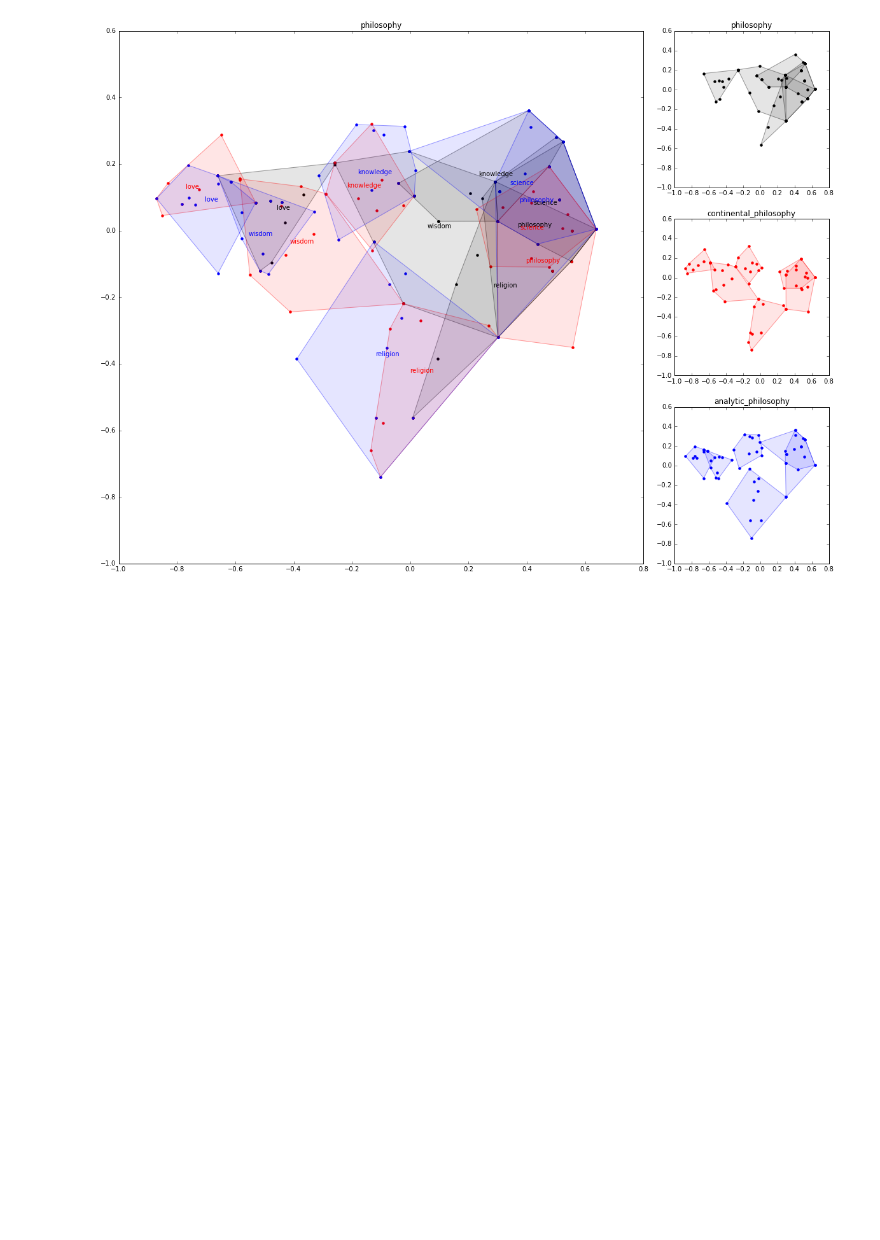
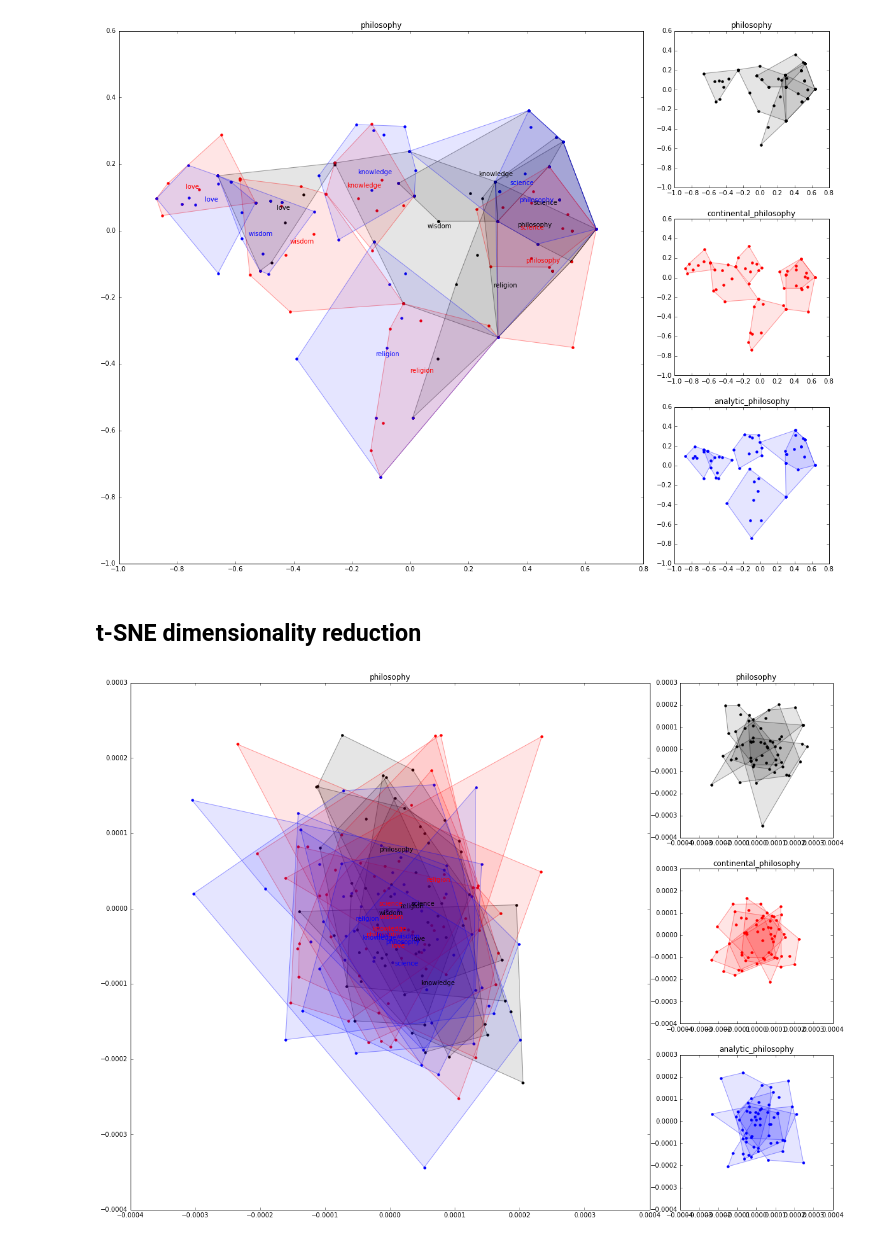
Before and after one commit to taniki/comp.soc-of-philosophy, a Jupyter notebook: (analytic vs continental) x philosophy.ipynb, the cells around one changed output. Cells and saved outputs as stored; diff of their text form; code cells hidden in the pictures; blank space fills up the shorter version.

```diff
--- a/(analytic vs continental) x philosophy.ipynb
+++ b/(analytic vs continental) x philosophy.ipynb
@@ -138,3 +140,5 @@ plot_words(ax4, [s3])
 plt.show()
 # %% [output]
 [figure]
+# %% [markdown]
+## t-SNE dimensionality reduction
@@ -140,0 +147,62 @@ plt.show()
+# %%
+tsne = TSNE(n_components=2)
+
+y = np.zeros(len(A_question))
+y = np.append(y, np.zeros(len(A_philosophy)))
+y = np.append(y, np.ones(len(A_analytic)))
+y = np.append(y, np.ones(len(A_continental)) * -1)
+
+tsne = tsne.fit(A)
+# %%
+fig = plt.figure(figsize=(20,15))
+
+ax1 = plt.subplot2grid((3,4), (0, 0), rowspan=3, colspan=3)
+ax2 = plt.subplot2grid((3,4), (0, 3), sharex=ax1, sharey=ax1)
+ax3 = plt.subplot2grid((3,4), (1, 3), sharex=ax1, sharey=ax1)
+ax4 = plt.subplot2grid((3,4), (2, 3), sharex=ax1, sharey=ax1)
+
+s1 = partitions[0] + [ "black" ]
+s2 = partitions[1] + [ "red" ]
+s3 = partitions[2] + [ "blue" ]
+
+def plot_words(ax, s, label=False):
+
+  ax.set_title(s[0][0][0])
+
+  s = [ (p+[question],n,c) for (p,n,c) in s for question in questions  ]
+
+  for p, n, c in s:
+    Z = tsne.fit_transform(np.array([ m[w] for w,s in q(p,n,m) ]))
+
+    hull = ConvexHull(Z)
+
+    for simplex in hull.simplices:
+      ax.fill(Z[simplex, 0], Z[simplex, 1], '-', color=c, alpha=0.3)
+
+    simplex_x = []
+    simplex_y = []
+
+    for simplex in hull.vertices:
+      simplex_x.append(Z[simplex, 0])
+      simplex_y.append(Z[simplex, 1])
+
+    if label:
+      ax.text(np.mean(simplex_x), np.mean(simplex_y), p[1], color=c, horizontalalignment='center', verticalalignment='center',)
+
+    simplex_x.append(Z[hull.vertices[0], 0])
+    simplex_y.append(Z[hull.vertices[0], 1])
+
+    ax.fill(simplex_x, simplex_y, '-', color=c, alpha=0.1)
+
+    Z_ = zip(*Z)
+
+    ax.scatter(Z_[0], Z_[1], lw=0, color=c)
+
+plot_words(ax1, [s1]+[s2]+[s3], label=True)
+plot_words(ax2, [s1])
+plot_words(ax3, [s2])
+plot_words(ax4, [s3])
+
+plt.show()
+# %% [output]
+[figure, added]
```
Also changed, not shown: parts of 2 cells of this notebook.
